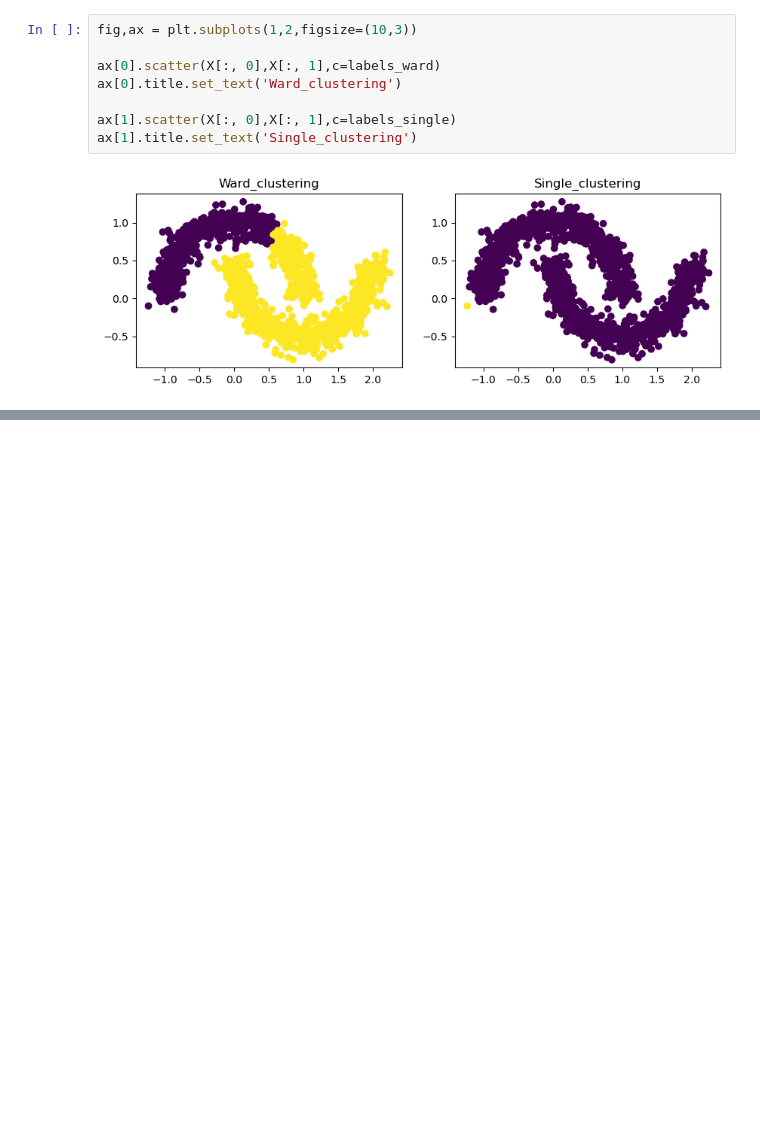
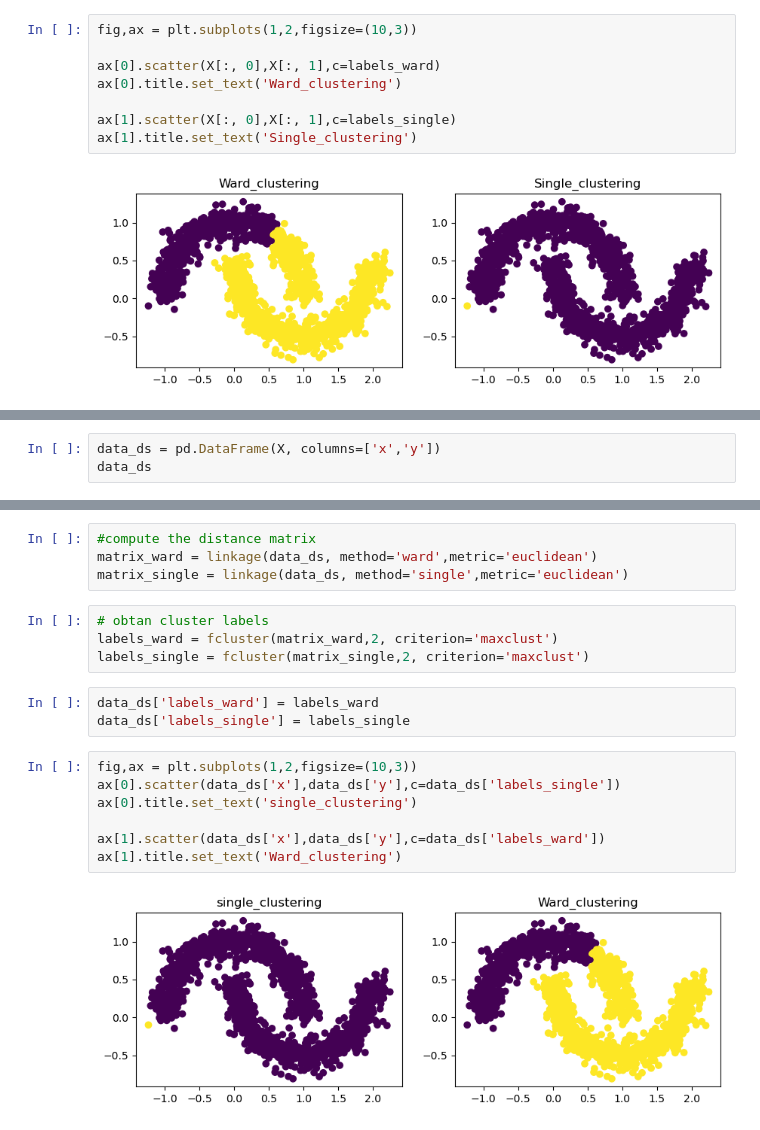
Before and after one commit to twahih/DM5230, a Jupyter notebook: HWK3/Problem4.ipynb, the cells around one changed output, grey strips where cells are left out. Saved outputs shown, nothing was run; the diff lists cells and outputs as text; blank space fills up the shorter version.

```diff
--- a/HWK3/Problem4.ipynb
+++ b/HWK3/Problem4.ipynb
@@ -132,0 +164,3 @@ data_ds.head()
+# %%
+data_ds = pd.DataFrame(X, columns=['x','y'])
+data_ds
@@ -132,0 +181,20 @@ data_ds.head()
+# %%
+#compute the distance matrix
+matrix_ward = linkage(data_ds, method='ward',metric='euclidean')
+matrix_single = linkage(data_ds, method='single',metric='euclidean')
+# %%
+# obtan cluster labels
+labels_ward = fcluster(matrix_ward,2, criterion='maxclust')
+labels_single = fcluster(matrix_single,2, criterion='maxclust')
+# %%
+data_ds['labels_ward'] = labels_ward
+data_ds['labels_single'] = labels_single
+# %%
+fig,ax = plt.subplots(1,2,figsize=(10,3))
+ax[0].scatter(data_ds['x'],data_ds['y'],c=data_ds['labels_single'])
+ax[0].title.set_text('single_clustering')
+
+ax[1].scatter(data_ds['x'],data_ds['y'],c=data_ds['labels_ward'])
+ax[1].title.set_text('Ward_clustering')
+# %% [output]
+[figure, added]
```
Also changed, not shown: parts of 8 cells of this notebook.
